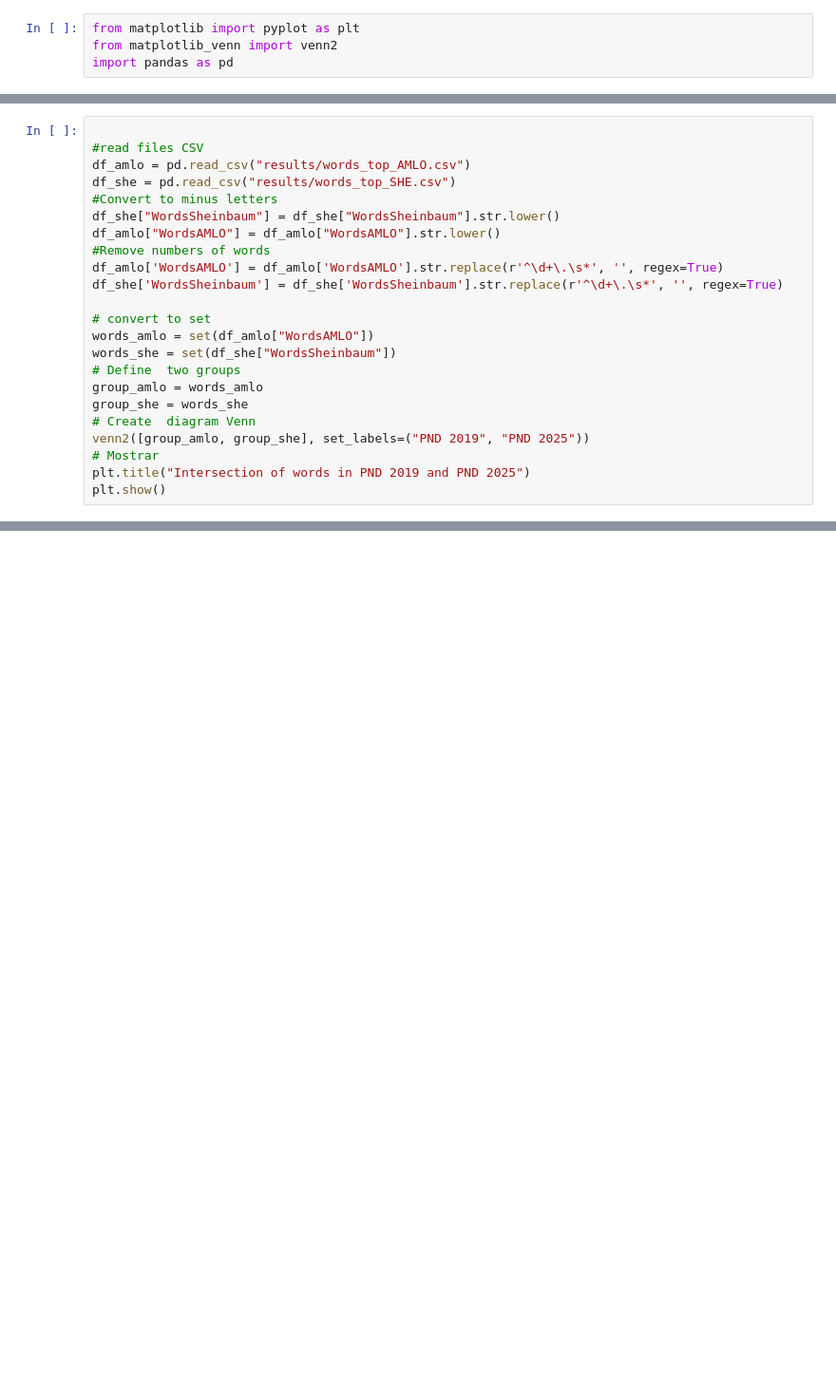
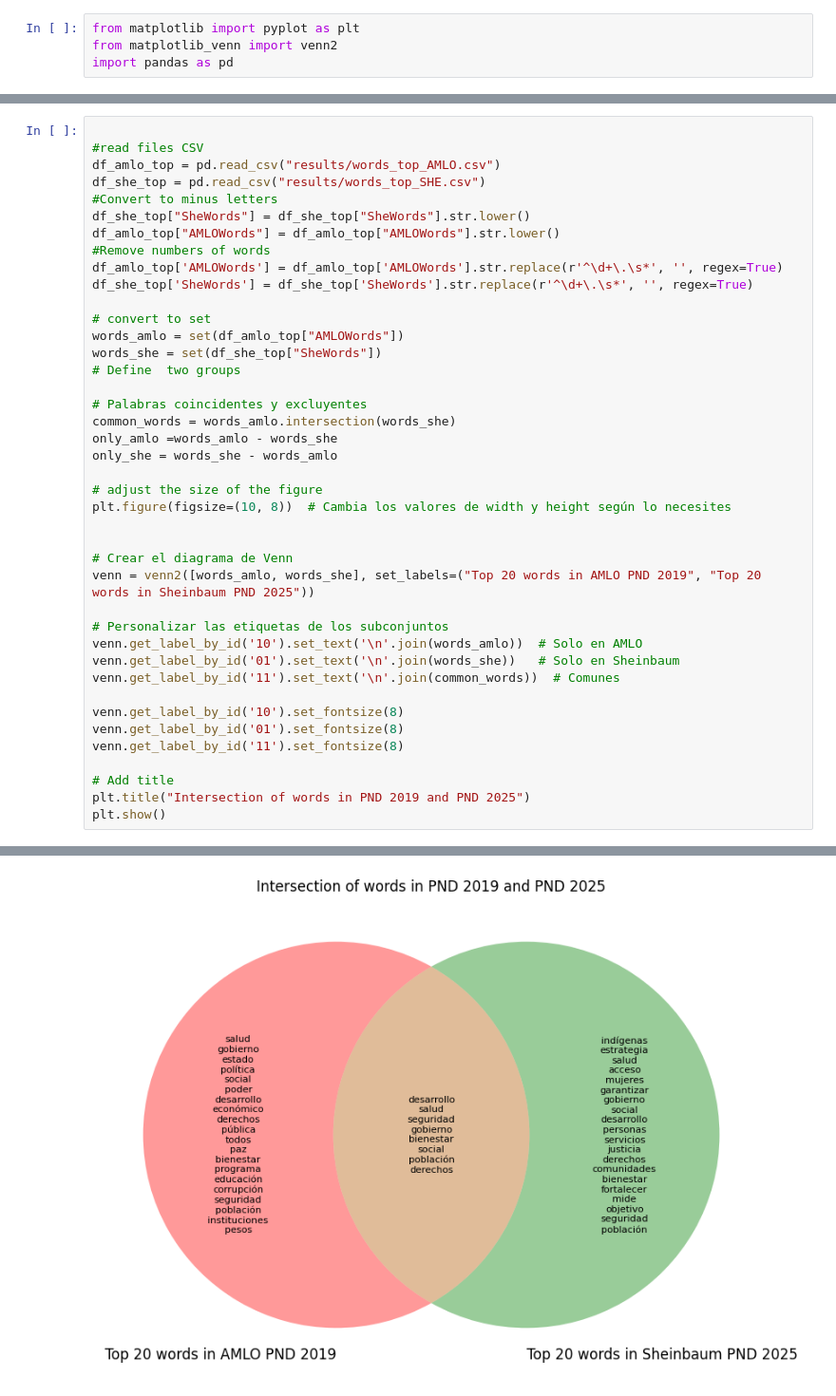
Before and after one commit to hiramdsmx/AnalyticPND2019, a Jupyter notebook: ComparativePNDS.ipynb, the cells around one changed output, grey strips where cells are left out. Shown at 95% size. Saved outputs shown, nothing was run; the diff lists cells and outputs as text; blank space fills up the shorter version.

```diff
--- a/ComparativePNDS.ipynb
+++ b/ComparativePNDS.ipynb
@@ -7,24 +7,42 @@ import pandas as pd
 # %%
 
 #read files CSV
-df_amlo = pd.read_csv("results/words_top_AMLO.csv")
-df_she = pd.read_csv("results/words_top_SHE.csv")
+df_amlo_top = pd.read_csv("results/words_top_AMLO.csv")
+df_she_top = pd.read_csv("results/words_top_SHE.csv")
 #Convert to minus letters
-df_she["WordsSheinbaum"] = df_she["WordsSheinbaum"].str.lower()
-df_amlo["WordsAMLO"] = df_amlo["WordsAMLO"].str.lower()
+df_she_top["SheWords"] = df_she_top["SheWords"].str.lower()
+df_amlo_top["AMLOWords"] = df_amlo_top["AMLOWords"].str.lower()
 #Remove numbers of words
-df_amlo['WordsAMLO'] = df_amlo['WordsAMLO'].str.replace(r'^\d+\.\s*', '', regex=True)
-df_she['WordsSheinbaum'] = df_she['WordsSheinbaum'].str.replace(r'^\d+\.\s*', '', regex=True)
+df_amlo_top['AMLOWords'] = df_amlo_top['AMLOWords'].str.replace(r'^\d+\.\s*', '', regex=True)
+df_she_top['SheWords'] = df_she_top['SheWords'].str.replace(r'^\d+\.\s*', '', regex=True)
 
 # convert to set
-words_amlo = set(df_amlo["WordsAMLO"])
-words_she = set(df_she["WordsSheinbaum"])
+words_amlo = set(df_amlo_top["AMLOWords"])
+words_she = set(df_she_top["SheWords"])
 # Define  two groups
-group_amlo = words_amlo
-group_she = words_she
-# Create  diagram Venn
-venn2([group_amlo, group_she], set_labels=("PND 2019", "PND 2025"))
-# Mostrar
+
+# Palabras coincidentes y excluyentes
+common_words = words_amlo.intersection(words_she)
+only_amlo =words_amlo - words_she
+only_she = words_she - words_amlo
+
+# adjust the size of the figure
+plt.figure(figsize=(10, 8))  # Cambia los valores de width y height según lo necesites
+
+
+# Crear el diagrama de Venn
+venn = venn2([words_amlo, words_she], set_labels=("Top 20 words in AMLO PND 2019", "Top 20 words in Sheinbaum PND 2025"))
+
+# Personalizar las etiquetas de los subconjuntos
+venn.get_label_by_id('10').set_text('\n'.join(words_amlo))  # Solo en AMLO
+venn.get_label_by_id('01').set_text('\n'.join(words_she))   # Solo en Sheinbaum
+venn.get_label_by_id('11').set_text('\n'.join(common_words))  # Comunes
+
+venn.get_label_by_id('10').set_fontsize(8)
+venn.get_label_by_id('01').set_fontsize(8)
+venn.get_label_by_id('11').set_fontsize(8)
+
+# Add title
 plt.title("Intersection of words in PND 2019 and PND 2025")
 plt.show()
 # %% [output]
@@ -31,0 +49 @@ KeyError: 'WordsAMLO'
+[figure, added]
```
Also changed, not shown: parts of 10 cells of this notebook, 1 other file.
